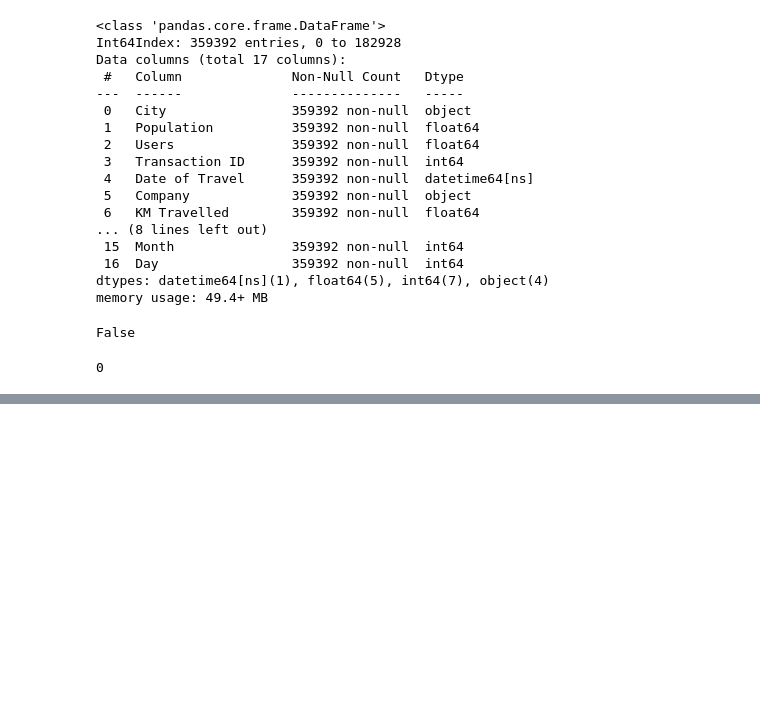
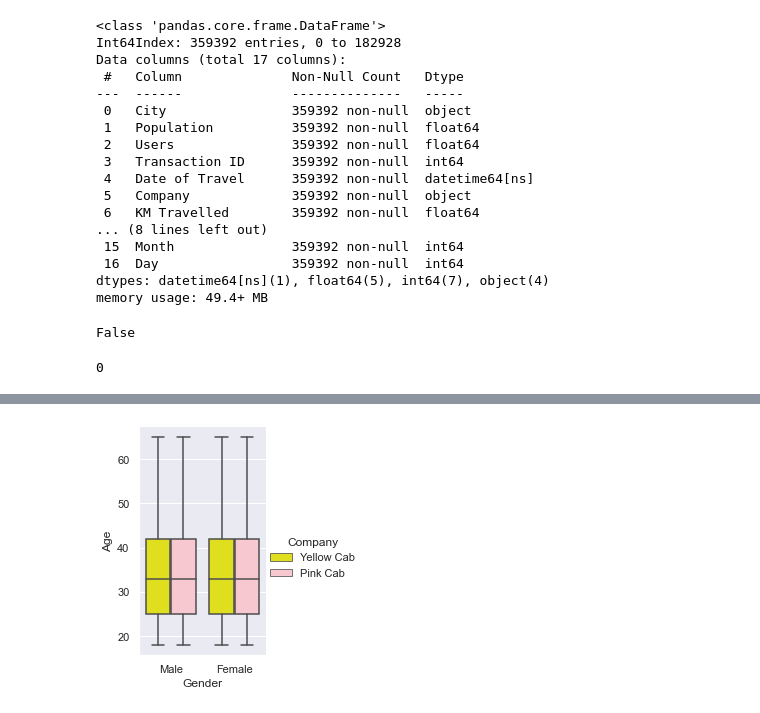
Before and after one commit to kutayselcuk/kutayselcuk_week2, a Jupyter notebook: EDA.ipynb, the cells around one changed output, grey strips where cells are left out. Saved outputs shown, nothing was run; the diff lists cells and outputs as text; code cells hidden in the pictures; blank space fills up the shorter version.

```diff
--- a/EDA.ipynb
+++ b/EDA.ipynb
@@ -307,0 +321,15 @@ yellowcab.head()
+# %%
+sns.set(style = "darkgrid")
+pal = {"Pink Cab": "pink", "Yellow Cab": "yellow"}
+
+box_plot = sns.catplot(x = "Gender",
+                       y = "Age",
+                       hue = "Company",
+                       color = "Company",
+                       data = master_data,
+                       kind = "box",
+                       height = 4,
+                       aspect = .7,
+                       palette = pal)
+# %% [output]
+[figure, added]
```
Also changed, not shown: parts of 4 cells of this notebook.
